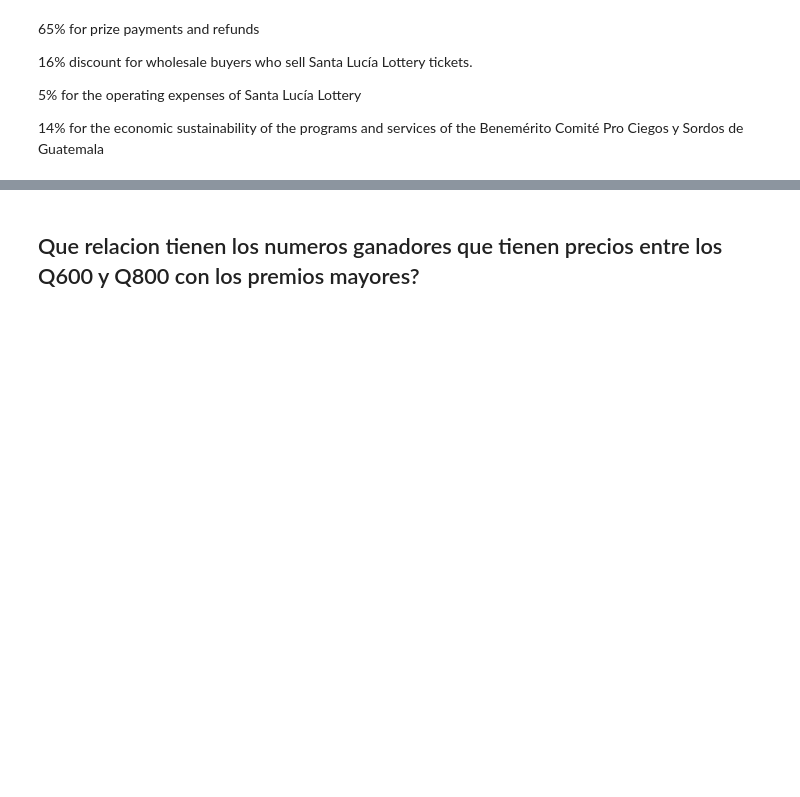
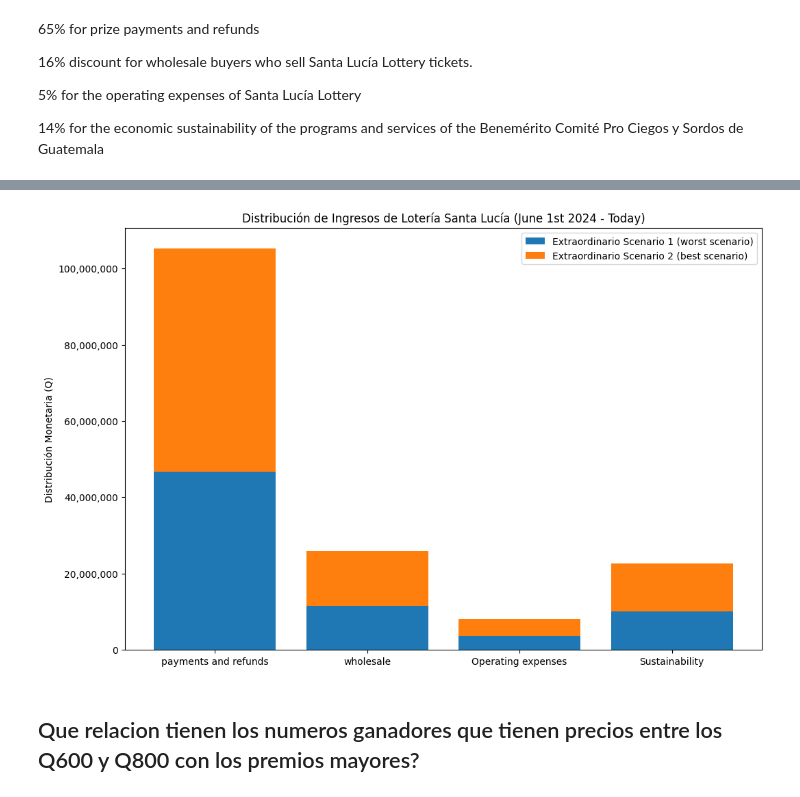
Before and after one commit to AngelDHackerman/santa-lucia-data-analysis-manual, a Jupyter notebook: notebooks/visualization_sorteos_premios.ipynb, the cells around one changed output, grey strips where cells are left out. Saved outputs shown, nothing was run; the diff lists cells and outputs as text; code cells hidden in the pictures; blank space fills up the shorter version.

```diff
--- a/notebooks/visualization_sorteos_premios.ipynb
+++ b/notebooks/visualization_sorteos_premios.ipynb
@@ -445,3 +473,26 @@ percentages = [0.65, 0.16, 0.05, 0.14]
+# %%
+# Total profits
+total_revenue_extraordinarios_sce1
+total_revenue_extraordinarios_sce2
+
+# Calculate profits
+dist_extraordinario_esc1 = calculate_distribution(total_revenue_extraordinarios_sce1)
+dist_extraordinario_esc2 = calculate_distribution(total_revenue_extraordinarios_sce2)
+
+# Graph the distribution
+fig, ax = plt.subplots(figsize=(12, 8))
+ax.bar(categories, dist_extraordinario_esc1, label='Extraordinario Scenario 1 (worst scenario)')
+ax.bar(categories, dist_extraordinario_esc2, label='Extraordinario Scenario 2 (best scenario)', bottom=dist_extraordinario_esc1)
+
+# Setup Y axe
+ax.yaxis.set_major_formatter(FuncFormatter(format_number))
+
+ax.set_ylabel("Distribución Monetaria (Q)")
+ax.set_title("Distribución de Ingresos de Lotería Santa Lucía (June 1st 2024 - Today)")
+ax.legend()
+plt.show()
+# %% [output]
+[figure, added]
 # %% [markdown]
 ## Que relacion tienen los numeros ganadores que tienen precios entre los Q600 y Q800 con los premios mayores?
 # %% [markdown]
```
Also changed, not shown: parts of 4 cells of this notebook.
